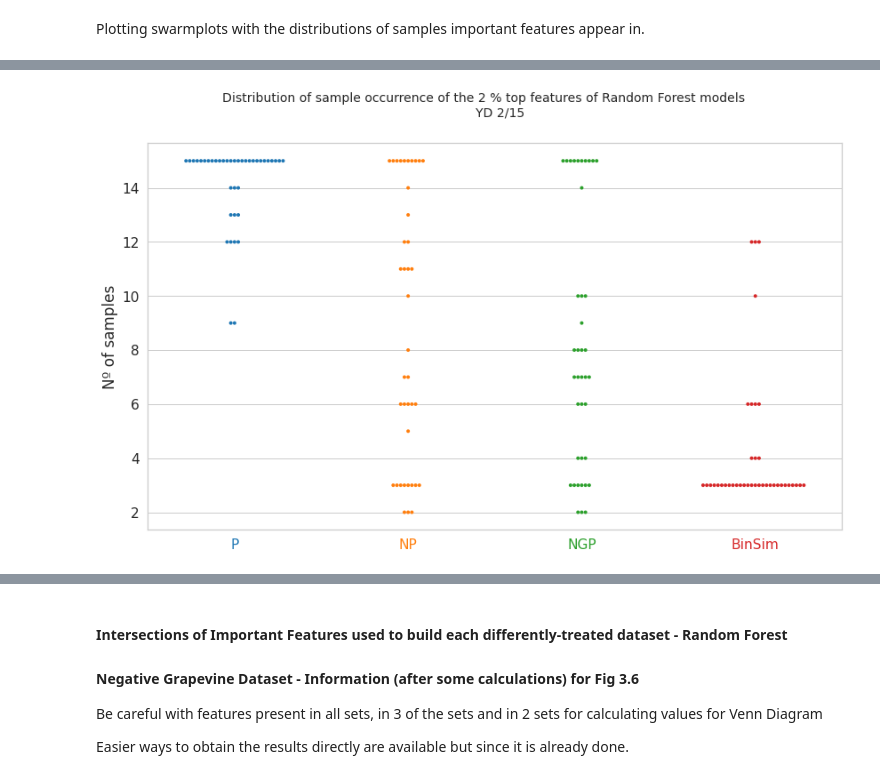
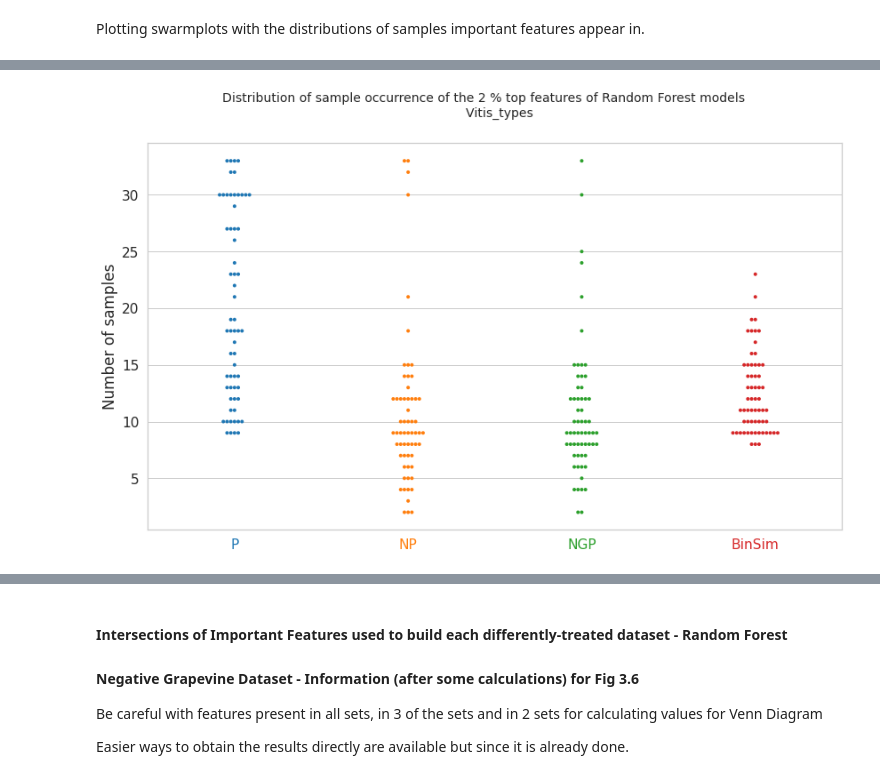
Before and after one commit to aeferreira/binsim_paper, a Jupyter notebook: paper_binsim_supervised.ipynb, the cells around one changed output, grey strips where cells are left out. Cells and saved outputs as stored; diff of their text form; code cells hidden in the pictures.

```diff
--- a/paper_binsim_supervised.ipynb
+++ b/paper_binsim_supervised.ipynb
@@ -1103,10 +1067,10 @@ Plotting swarmplots with the distributions of samples important features appear
 # %%
-df_RF_sample_dist = {name: RF_all[name]['n samples'] for name in RF_all if RF_all[name]['dskey']=='GD_neg_global2'}
+df_RF_sample_dist = {name: RF_all[name]['n samples'] for name in RF_all if RF_all[name]['dskey']=='GD_pos_global2'}
 df_RF_sample_dist = pd.DataFrame(df_RF_sample_dist)
+
 # Plot the swarm plot and adjust parameters
-
 with sns.axes_style("whitegrid"):
-    with sns.plotting_context("notebook", font_scale=1.4):
+    with sns.plotting_context("notebook", font_scale=1.5):
         f, ax = plt.subplots(figsize=(14,8))
 
         colors = sns.color_palette('tab10', 4)
@@ -1187,0 +1128,24 @@ with sns.axes_style("whitegrid"):
+# %%
+df_RF_sample_dist = {name: RF_all[name]['n samples'] for name in RF_all if RF_all[name]['dskey']=='YD'}
+df_RF_sample_dist = pd.DataFrame(df_RF_sample_dist)
+
+# Plot the swarm plot and adjust parameters
+with sns.axes_style("whitegrid"):
+    with sns.plotting_context("notebook", font_scale=1.5):
+        f, ax = plt.subplots(figsize=(8,8))
+
+        colors = sns.color_palette('tab10', 4)
+        sns.swarmplot(data=df_RF_sample_dist, size=4, palette=colors)
+
+        ax.set(xticklabels = ['P','NP','NGP','BinSim'])
+        ax.set_ylabel('Number of samples')
+        for ticklabel, tickcolor in zip(ax.get_xticklabels(), colors):
+            ticklabel.set_color(tickcolor)
+        title = """Distribution of sample occurrence of the 2 % top features of Random Forest models
+        YD 2/15"""
+
+        #f.suptitle(title, fontsize=14)
+        f.savefig('paperimages/fi_distYD_RF.png', dpi=600)
+        f.savefig('paperimages/fi_distYD_RF.pdf', dpi=200)
+#plt.savefig('RF-NGD-IF')
+plt.show()
@@ -1188,24 +1154,24 @@ with sns.axes_style("whitegrid"):
 # %%
-df_RF_sample_dist = {name: RF_all[name]['n samples'] for name in RF_all if RF_all[name]['dskey']=='YD'}
+df_RF_sample_dist = {name: RF_all[name]['n samples'] for name in RF_all if RF_all[name]['dskey']=='vitis_types'}
 df_RF_sample_dist = pd.DataFrame(df_RF_sample_dist)
 
 # Plot the swarm plot and adjust parameters
 with sns.axes_style("whitegrid"):
     with sns.plotting_context("notebook", font_scale=1.4):
         f, ax = plt.subplots(figsize=(14,8))
 
         colors = sns.color_palette('tab10', 4)
         sns.swarmplot(data=df_RF_sample_dist, size=4, palette=colors)
 
         ax.set(xticklabels = ['P','NP','NGP','BinSim'])
-        ax.set_ylabel('Nº of samples')
+        ax.set_ylabel('Number of samples')
         for ticklabel, tickcolor in zip(ax.get_xticklabels(), colors):
             ticklabel.set_color(tickcolor)
         title = """Distribution of sample occurrence of the 2 % top features of Random Forest models
-        YD 2/15"""
+        Vitis_types"""
 
         f.suptitle(title, fontsize=14)
 #plt.savefig('RF-NGD-IF')
 plt.show()
 # %% [output]
-[figure, old version]
+[figure, new version]
```
Also changed, not shown: parts of 27 cells of this notebook.
